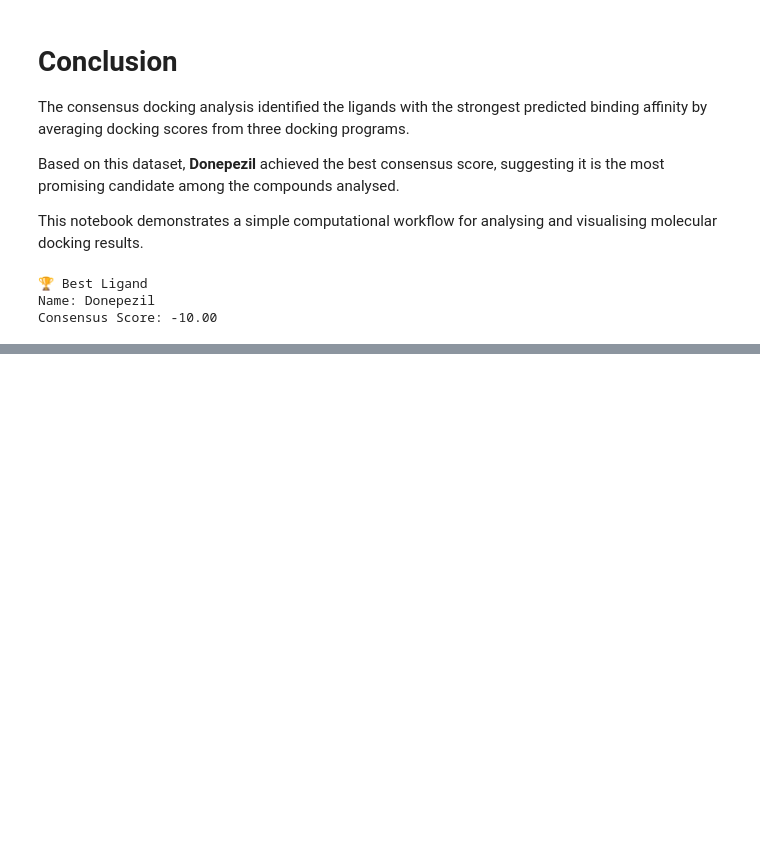
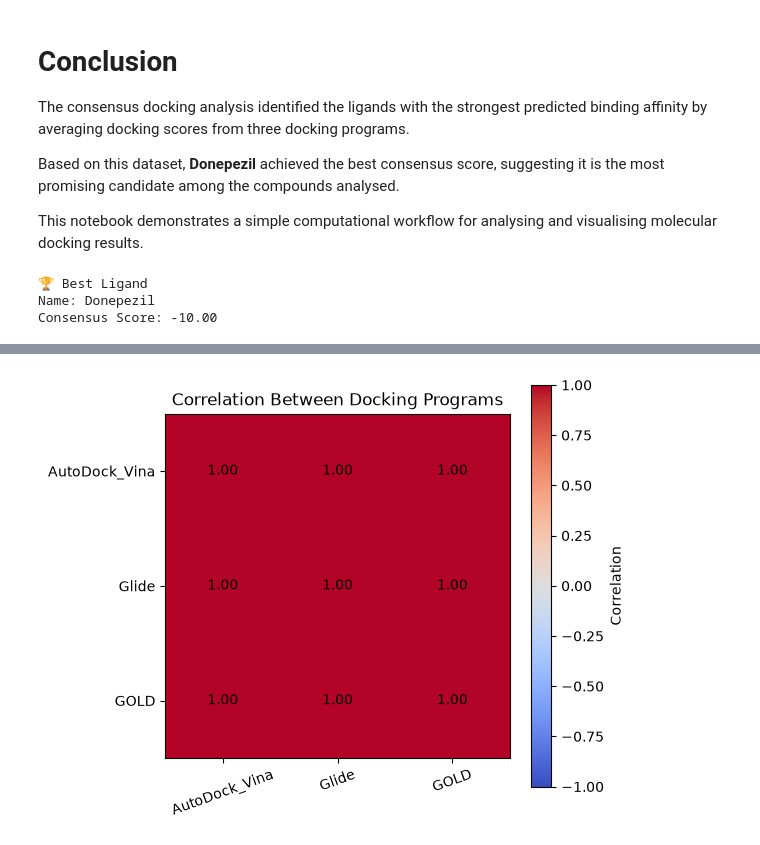
Before and after one commit to kirthimaheswaran/NeuroDock, a Jupyter notebook: notebooks/NeuroDock_Analysis.ipynb, the cells around one changed output, grey strips where cells are left out. Cells and saved outputs as stored; diff of their text form; code cells hidden in the pictures; blank space fills up the shorter version.

```diff
--- a/notebooks/NeuroDock_Analysis.ipynb
+++ b/notebooks/NeuroDock_Analysis.ipynb
@@ -111,0 +151,28 @@ Consensus Score: -10.00
+# %%
+# Correlation heatmap
+
+import matplotlib.pyplot as plt
+
+corr = df[["AutoDock_Vina", "Glide", "GOLD"]].corr()
+
+plt.figure(figsize=(6,5))
+
+plt.imshow(corr, cmap="coolwarm", vmin=-1, vmax=1)
+
+plt.colorbar(label="Correlation")
+
+plt.xticks(range(3), corr.columns, rotation=20)
+plt.yticks(range(3), corr.columns)
+
+# Display correlation values
+for i in range(len(corr)):
+    for j in range(len(corr)):
+        plt.text(j, i, f"{corr.iloc[i, j]:.2f}",
+                 ha="center", va="center", color="black")
+
+plt.title("Correlation Between Docking Programs")
+
+plt.tight_layout()
+plt.show()
+# %% [output]
+[figure, added]
```
Also changed, not shown: parts of 8 cells of this notebook.
